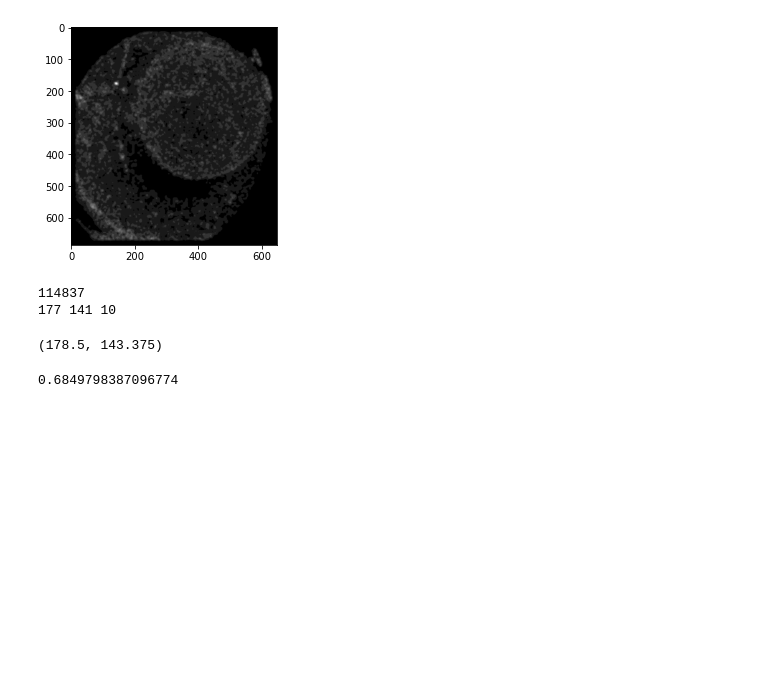
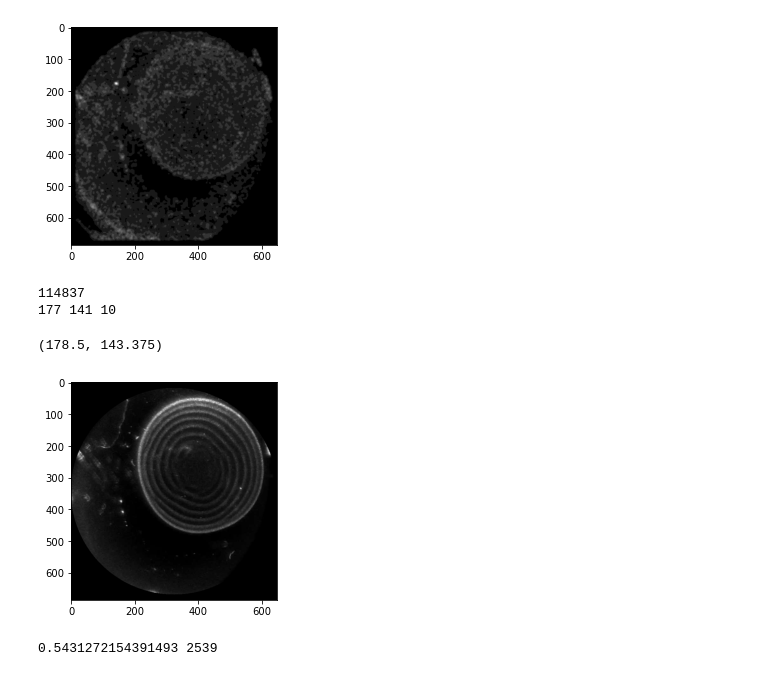
Before and after one commit to epenaroyuela/EPFL-ml-project, a Jupyter notebook: notebooks/preprocessing.ipynb, the cells around one changed output. Cells and saved outputs as stored; diff of their text form; code cells hidden in the pictures; blank space fills up the shorter version.

Commit message:
remove outside petri (and more!)

```diff
--- a/notebooks/preprocessing.ipynb
+++ b/notebooks/preprocessing.ipynb
@@ -32,17 +32,28 @@ def remove_borders(frame, n_pixels=15):
     frame[0:n_pixels, :] = frame[N-n_pixels:, :] = frame[:, 0:n_pixels] = frame[:, M-n_pixels:] = 0
     return frame
+# %%
+def remove_outside_petri(frame, center, radius_i, radius_j):
+    I, J = np.ogrid[:N, :M]
+    dist_from_center = ((I - center[0])/radius_i)**2 + ((J-center[1])/radius_j)**2
+    mask = dist_from_center <= 1
+    frame[~mask] = 0
+    plt.imshow(frame, cmap='gray')
+
+# remove_outside_petri(get_frame(vid, 0), [N//2,M//2 + 0], 325, 325)
 # %%
 def get_frame(vid, frame_id):
     vid.set(cv2.CAP_PROP_POS_FRAMES, frame_id)
     ret, frame = vid.read()
     assert(ret==True)
     frame = frame[:,:,0]
-    frame = remove_borders(frame)
+    # frame = remove_borders(frame)
+    remove_outside_petri(frame, [N//2, M//2 + 0], 325, 325)
     return frame
 # %%
 def get_next_frame(vid):
     ret, frame = vid.read()
     assert(ret==True)
     frame = frame[:,:,0]
-    frame = remove_borders(frame)
+    # frame = remove_borders(frame)
+    remove_outside_petri(frame, [N//2, M//2 + 0], 325, 325)
     return frame
@@ -131,7 +158,7 @@ def get_position_estimate(frame, background, prev_estimate=None, R=20):
         # print(i_min, i_max, j_min, j_max)
         blurred_f0_mov[0:i_min, :] = blurred_f0_mov[i_max:, :] = blurred_f0_mov[:, 0:j_min] = blurred_f0_mov[:, j_max:] = 0
 
-    plt.imshow(blurred_f0_mov, cmap='gray')
+    # plt.imshow(blurred_f0_mov, cmap='gray')
     indmax = np.argmax(blurred_f0_mov)
     i_hat = indmax // M
     j_hat = indmax % M
@@ -139,32 +166,34 @@ def get_position_estimate(frame, background, prev_estimate=None, R=20):
 # %%
 # main framework
 
-avg_window = 11
+avg_window = 20
 half_window = (avg_window - 1) // 2
 kernel_size = (7,7) # for the lowpass filter
 
 # fill queue
 q = []
 q.append(get_frame(vid, 0))
 for _ in range(avg_window-1):
     q.append(get_next_frame(vid))
 
 pos_hat = {}
 # first estimate
 mn = mean_frame(vid, 0, avg_window)
 f0 = get_frame(vid, half_window)
 prev_pos = get_position_estimate(f0, mn)
 pos_hat[half_window] = prev_pos
 
 f = open('../out/naive_output.txt', 'w')
 for t in range(half_window, N_FRAMES - half_window - 1):
     right_frame = get_next_frame(vid)
     mn = (mn.astype(int) + (right_frame.astype(int) - q.pop(0).astype(int)) / avg_window).astype(np.uint8) # update mean
     q.append(right_frame)
     pos_hat[t] = get_position_estimate(q[half_window], mn, prev_pos)
     prev_pos = pos_hat[t]
     print('Slice:', t, '\tTrue pos:', labels[t] if t in labels else '(???, ???)', '\tEstimated pos:', pos_hat[t], file=f)
 f.close()
+# %% [output]
+[figure, added]
 # %%
 # Create a metric to evaluate our results
 
@@ -177,19 +206,17 @@ we get a score of 1. Else if it's closer than big_radix, we get a score of 0.5.
 Otherwise, 0. Then, the accuracy is normalized between 0 and 1.
 Input:  labels: dict containing labels to the frames (some are missing)
         pos_hat: dict containing estimated pos to the frames'''
-def custom_accuracy(labels, pos_hat, small_radix=10, big_radix=20):
+def custom_accuracy(labels, pos_hat, small_radix=10, big_radix=10):
     acc = 0
-    for t in pos_hat:
-        if not t in labels:
-            acc += 1
-        else:
+    for t in labels:
+        if t in pos_hat:
             dist = ell_inf_dist(labels[t], pos_hat[t])
             if dist <= small_radix:
-                acc +=1
+                acc += 1
             elif dist <= big_radix:
                 acc += 0.5
-    return acc / len(pos_hat)
+    return acc / len(labels)
 
-print(custom_accuracy(labels, pos_hat))
+print(custom_accuracy(labels, pos_hat), len(labels))
 # %% [output]
-0.6849798387096774
+0.5431272154391493 2539
```
Also changed, not shown: parts of 4 cells of this notebook.
